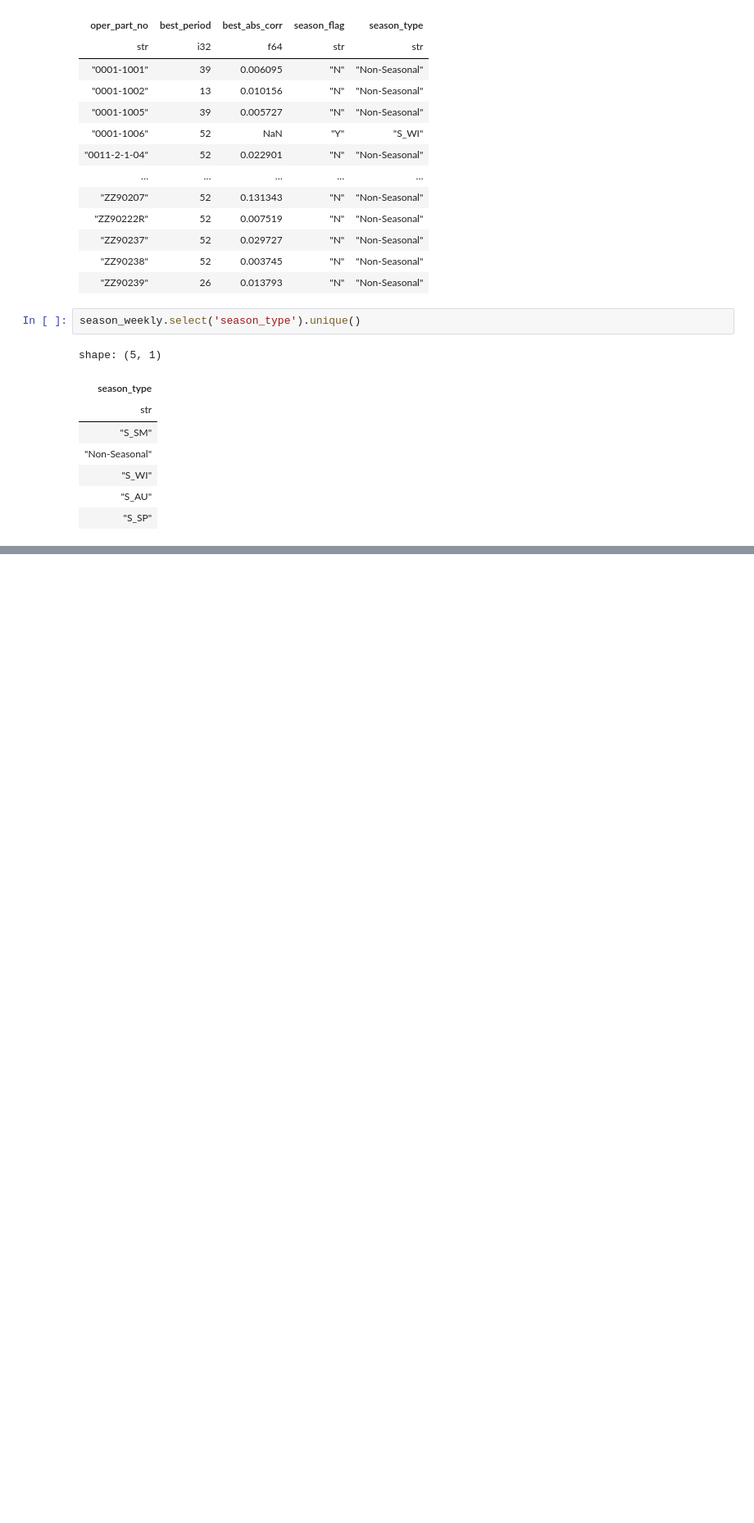
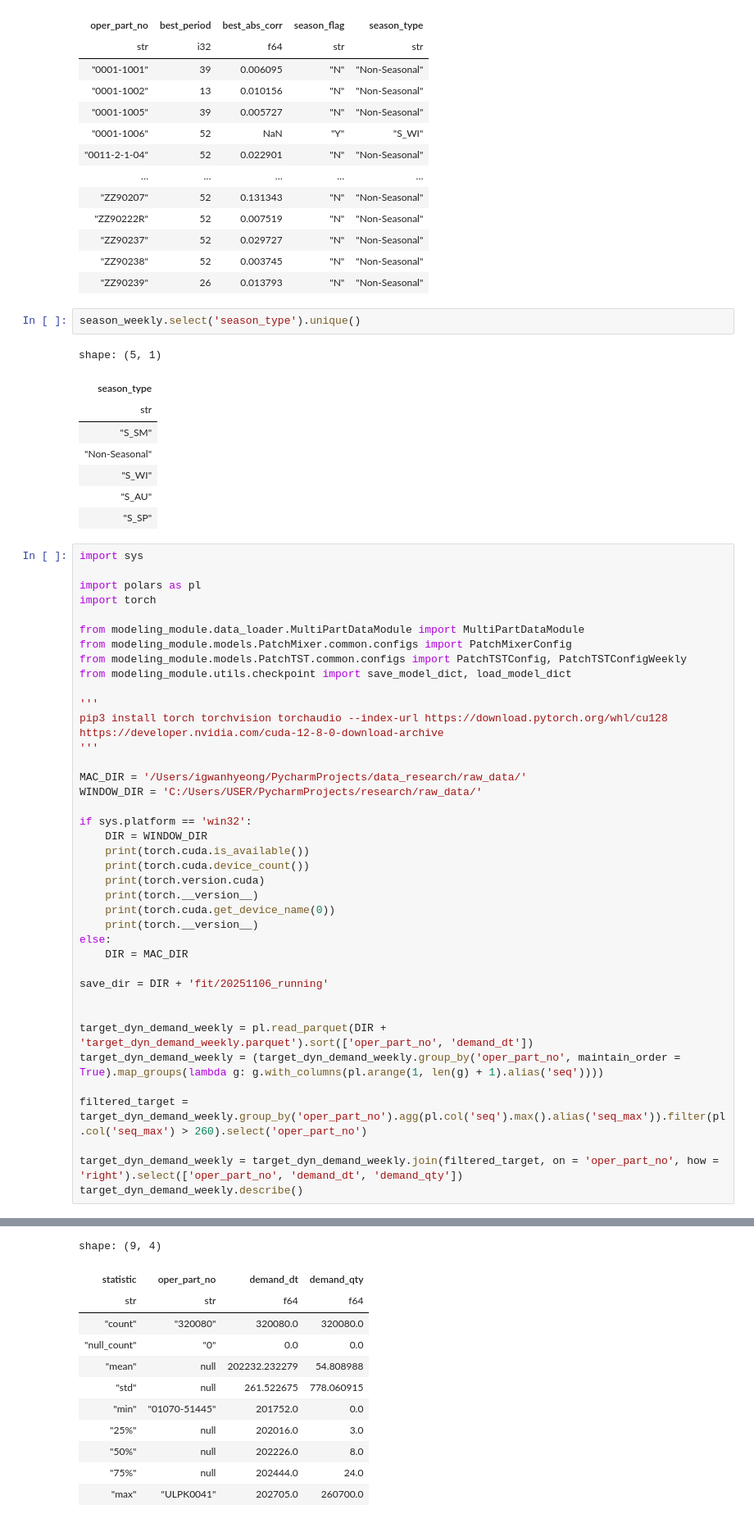
Before and after one commit to LeeKwanHyeong/data_research, a Jupyter notebook: modeling_module/model_test/test_case.ipynb, the cells around one changed output, grey strips where cells are left out. Shown at 82% size. Drawn from its saved outputs; the diff is of its cells as text; blank space fills up the shorter version.

```diff
--- a/modeling_module/model_test/test_case.ipynb
+++ b/modeling_module/model_test/test_case.ipynb
@@ -236,3 +236,44 @@ shape: (5, 1)
 | "S_WI" |
 | "S_AU" |
 | "S_SP" |
+# %%
+import sys
+
+import polars as pl
+import torch
+
+from modeling_module.data_loader.MultiPartDataModule import MultiPartDataModule
+from modeling_module.models.PatchMixer.common.configs import PatchMixerConfig
+from modeling_module.models.PatchTST.common.configs import PatchTSTConfig, PatchTSTConfigWeekly
+from modeling_module.utils.checkpoint import save_model_dict, load_model_dict
+
+'''
+pip3 install torch torchvision torchaudio --index-url https://download.pytorch.org/whl/cu128
+https://developer.nvidia.com/cuda-12-8-0-download-archive
+'''
+
+MAC_DIR = '/Users/igwanhyeong/PycharmProjects/data_research/raw_data/'
+WINDOW_DIR = 'C:/Users/USER/PycharmProjects/research/raw_data/'
+
+if sys.platform == 'win32':
+    DIR = WINDOW_DIR
+    print(torch.cuda.is_available())
+    print(torch.cuda.device_count())
+    print(torch.version.cuda)
+    print(torch.__version__)
+    print(torch.cuda.get_device_name(0))
+    print(torch.__version__)
+else:
+    DIR = MAC_DIR
+
+save_dir = DIR + 'fit/20251106_running'
+
+
+target_dyn_demand_weekly = pl.read_parquet(DIR + 'target_dyn_demand_weekly.parquet').sort(['oper_part_no', 'demand_dt'])
+target_dyn_demand_weekly = (target_dyn_demand_weekly.group_by('oper_part_no', maintain_order = True).map_groups(lambda g: g.with_columns(pl.arange(1, len(g) + 1).alias('seq'))))
+
+filtered_target = target_dyn_demand_weekly.group_by('oper_part_no').agg(pl.col('seq').max().alias('seq_max')).filter(pl.col('seq_max') > 260).select('oper_part_no')
+
+target_dyn_demand_weekly = target_dyn_demand_weekly.join(filtered_target, on = 'oper_part_no', how = 'right').select(['oper_part_no', 'demand_dt', 'demand_qty'])
+target_dyn_demand_weekly.describe()
+# %% [output]
@@ -238,0 +286,12 @@ shape: (5, 1)
+shape: (9, 4)
+| statistic | oper_part_no | demand_dt | demand_qty |
+| str | str | f64 | f64 |
+| "count" | "320080" | 320080.0 | 320080.0 |
+| "null_count" | "0" | 0.0 | 0.0 |
+| "mean" | null | 202232.232279 | 54.808988 |
+| "std" | null | 261.522675 | 778.060915 |
+| "min" | "01070-51445" | 201752.0 | 0.0 |
+| "25%" | null | 202016.0 | 3.0 |
+| "50%" | null | 202226.0 | 8.0 |
+| "75%" | null | 202444.0 | 24.0 |
+| "max" | "ULPK0041" | 202705.0 | 260700.0 |
```
Also changed, not shown: parts of 1 cell of this notebook, 7 other files.
